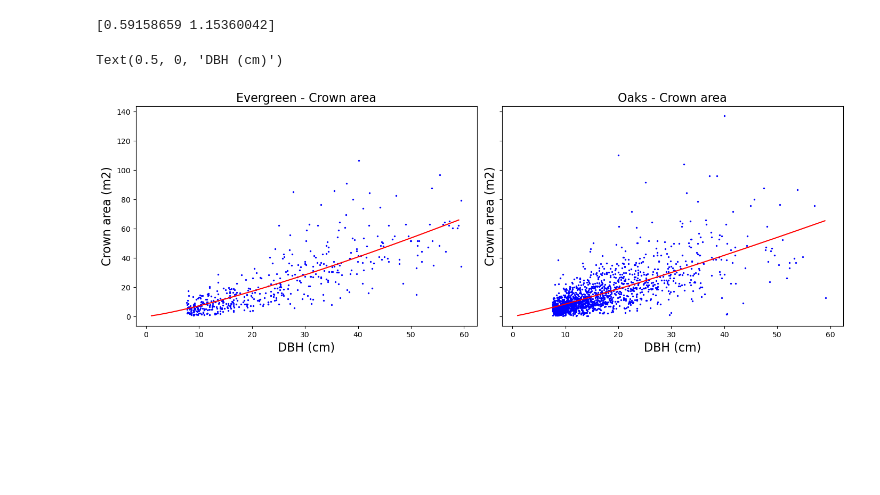
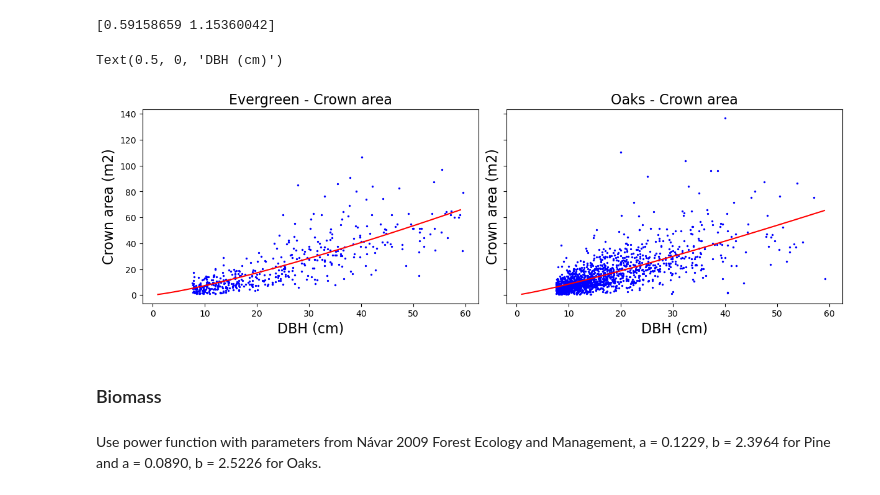
Before and after one commit to JessicaNeedham/FATES-plotting-scripts, a Jupyter notebook: FATES-MRV-IFM_allometry.ipynb, the cells around one changed output. Drawn from its saved outputs; the diff is of its cells as text; code cells hidden in the pictures; blank space fills up the shorter version.

Commit message:
update Mexico species allometires

```diff
--- a/FATES-MRV-IFM_allometry.ipynb
+++ b/FATES-MRV-IFM_allometry.ipynb
@@ -21,7 +20,7 @@ from scipy.stats import linregress
 - We only read in plots from the state of Puebla
 - We could filter by altitude?
 # %%
-df_all = pd.read_csv('/Users/JFNeedham/Desktop/INFyS_2015_2020_Puebla_subset.csv', low_memory=False)
+df_all = pd.read_csv('/Users/JFNeedham/Desktop/Mexico_forest_inventory_data-FATES-MRV/INFyS_2015_2020_Puebla_subset.csv', low_memory=False)
 df_all = df_all.dropna(subset=['Genus'])
 # %%
 df_all.head(10)
@@ -155,19 +160,24 @@ print(ca_ps_oak)
 # %% [output]
 [0.59158659 1.15360042]
 # %%
-fig, ((fax0,fax1)) = plt.subplots(nrows=1, ncols=2, figsize=(14,5), sharey=True, sharex=True, constrained_layout=True)
+fig, ((fax0,fax1)) = plt.subplots(nrows=1, ncols=2,
+                                  figsize=(12,4), sharey=True, sharex=True, constrained_layout=True)
 
 fax0.scatter(evg_ca.dbh, evg_ca.CA, c='blue', s=2)
 fax0.plot(dbh_evg_ca, evg_curve_ca, color='red')
 fax0.set_title('Evergreen - Crown area', fontsize=16)
 fax0.set_ylabel('Crown area (m2)', fontsize=16)
 fax0.set_xlabel('DBH (cm)', fontsize=16)
 
 fax1.scatter(oak_ca.dbh, oak_ca.CA, c='blue', s=2)
 fax1.plot(dbh_oak_ca, oak_curve_ca, color='red')
 fax1.set_title('Oaks - Crown area', fontsize=16)
 fax1.set_ylabel('Crown area (m2)', fontsize=16)
 fax1.set_xlabel('DBH (cm)', fontsize=16)
 # %% [output]
 Text(0.5, 0, 'DBH (cm)')
-[figure, old version]
+[figure, new version]
+# %% [markdown]
+### Biomass
+# %% [markdown]
+Use power function with parameters from Návar 2009 Forest Ecology and Management, a = 0.1229, b = 2.3964 for Pine and a = 0.0890, b = 2.5226 for Oaks.
```
Also changed, not shown: parts of 18 cells of this notebook.
